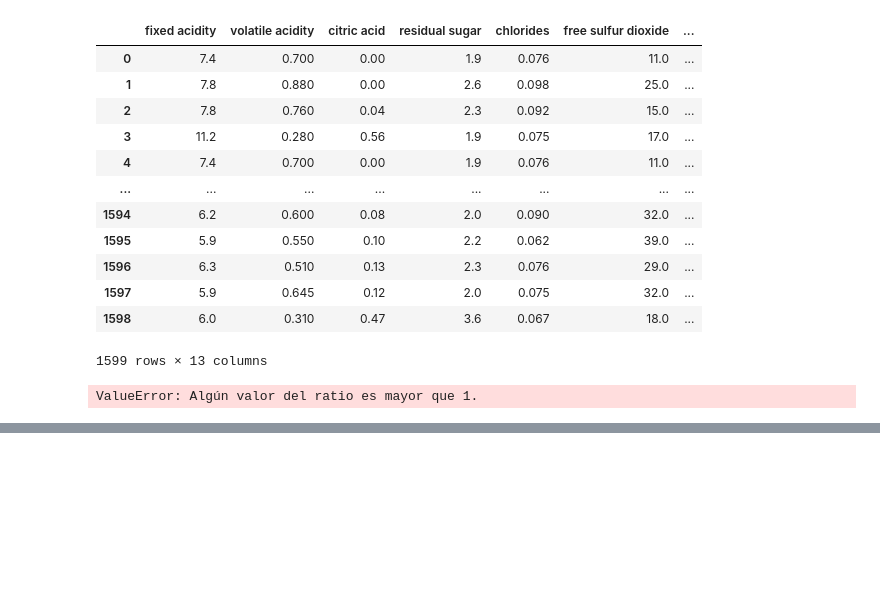
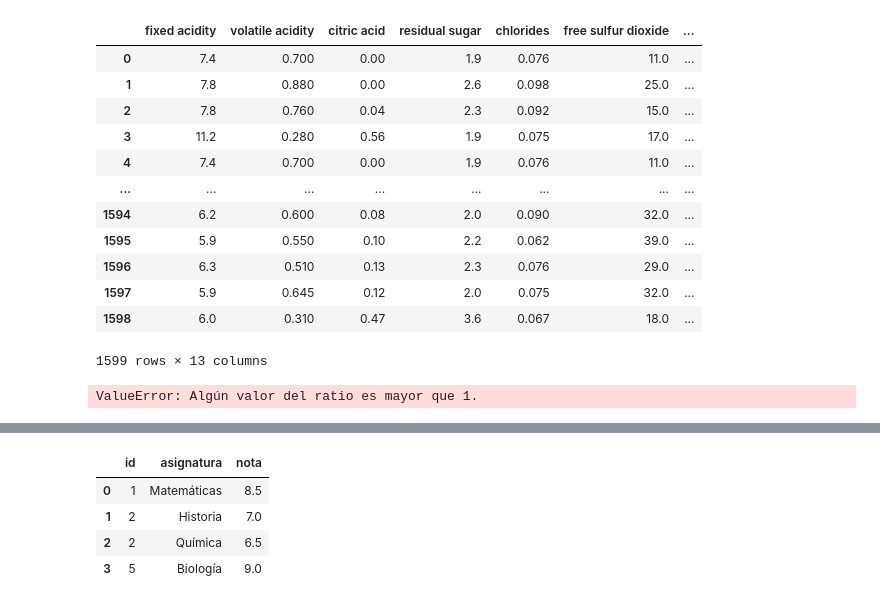
Before and after one commit to enricllorcamendoza-2002/ttad1, a Jupyter notebook: Entrega_2.ipynb, the cells around one changed output, grey strips where cells are left out. Cells and saved outputs as stored; diff of their text form; code cells hidden in the pictures; blank space fills up the shorter version.

```diff
--- a/Entrega_2.ipynb
+++ b/Entrega_2.ipynb
@@ -330,0 +356,8 @@ ValueError: Algún valor del ratio es mayor que 1.
+# %%
+notas
+# %% [output]
+|  | id | asignatura | nota |
+| 0 | 1 | Matemáticas | 8.5 |
+| 1 | 2 | Historia | 7.0 |
+| 2 | 2 | Química | 6.5 |
+| 3 | 5 | Biología | 9.0 |
```
Also changed, not shown: parts of 9 cells of this notebook.
